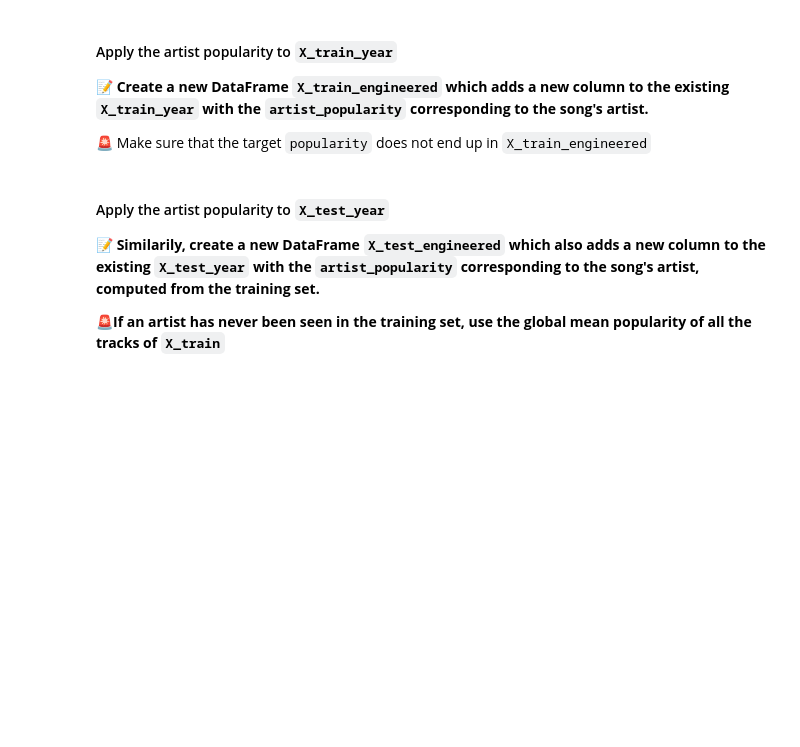
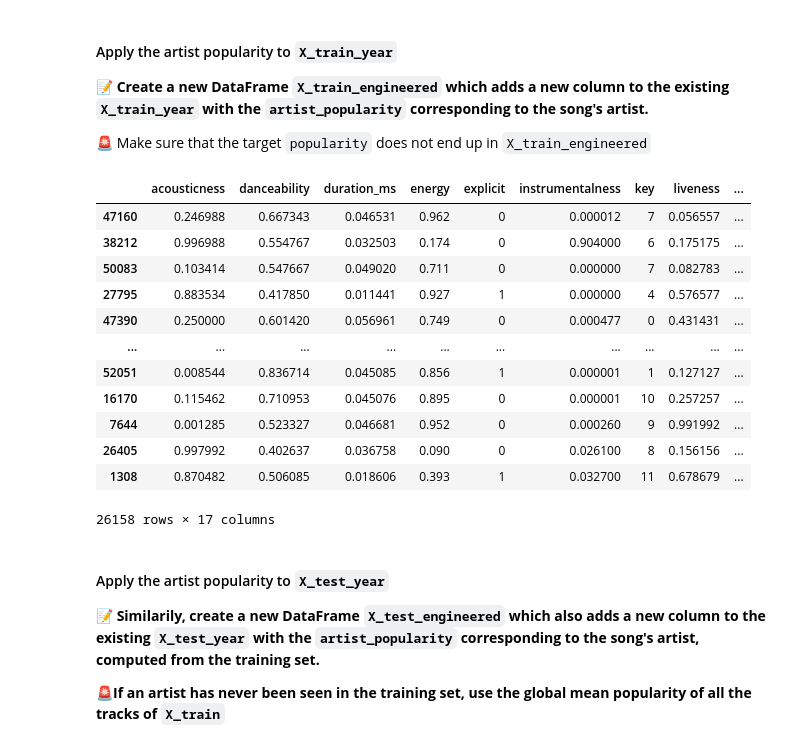
Before and after one commit to Guillaume-GL/data-certification-exam, a Jupyter notebook: machine_learning/spotify_popularity_predictor.ipynb, the cells around one changed output. Drawn from its saved outputs; the diff is of its cells as text; code cells hidden in the pictures; blank space fills up the shorter version.

```diff
--- a/machine_learning/spotify_popularity_predictor.ipynb
+++ b/machine_learning/spotify_popularity_predictor.ipynb
@@ -228,3 +250,11 @@ X_train, X_test, y_train, y_test
 ### year
 
 **📝 Create `X_train_year` and `X_test_year` by adding the new column `year` containing the release year of the track as integer**
+# %%
+X_train_year = X_train
+X_train_year['year'] = pd.to_datetime(X_train_year['release_date']).dt.year
+
+X_test_year = X_test
+X_test_year['year'] = pd.to_datetime(X_test_year['release_date']).dt.year
+
+X_train_year, X_test_year
@@ -239,0 +315,3 @@ We could instead create an `artist_popularity` feature containing the mean popul
+# %%
+artist_popularity = df_train[['artist', 'popularity']].groupby(by='artist').mean()
+df_train[['artist', 'popularity']]
@@ -243,6 +335,23 @@ We could instead create an `artist_popularity` feature containing the mean popul
 **📝 Create a new DataFrame `X_train_engineered` which adds a new column to the existing `X_train_year` with the `artist_popularity` corresponding to the song's artist.**
 
 🚨 Make sure that the target `popularity` does not end up in `X_train_engineered`
+# %%
+X_train_engineered = X_train_year.join(artist_popularity, on='artist').rename(columns={'popularity':'artist_popularity'})
+X_train_engineered
+# %% [output]
+|  | acousticness | danceability | duration_ms | energy | explicit | instrumentalness | key | liveness | ... |
+| 47160 | 0.246988 | 0.667343 | 0.046531 | 0.962 | 0 | 0.000012 | 7 | 0.056557 | ... |
+| 38212 | 0.996988 | 0.554767 | 0.032503 | 0.174 | 0 | 0.904000 | 6 | 0.175175 | ... |
+| 50083 | 0.103414 | 0.547667 | 0.049020 | 0.711 | 0 | 0.000000 | 7 | 0.082783 | ... |
+| 27795 | 0.883534 | 0.417850 | 0.011441 | 0.927 | 1 | 0.000000 | 4 | 0.576577 | ... |
+| 47390 | 0.250000 | 0.601420 | 0.056961 | 0.749 | 0 | 0.000477 | 0 | 0.431431 | ... |
+| ... | ... | ... | ... | ... | ... | ... | ... | ... | ... |
+| 52051 | 0.008544 | 0.836714 | 0.045085 | 0.856 | 1 | 0.000001 | 1 | 0.127127 | ... |
+| 16170 | 0.115462 | 0.710953 | 0.045076 | 0.895 | 0 | 0.000001 | 10 | 0.257257 | ... |
+| 7644 | 0.001285 | 0.523327 | 0.046681 | 0.952 | 0 | 0.000260 | 9 | 0.991992 | ... |
+| 26405 | 0.997992 | 0.402637 | 0.036758 | 0.090 | 0 | 0.026100 | 8 | 0.156156 | ... |
+| 1308 | 0.870482 | 0.506085 | 0.018606 | 0.393 | 1 | 0.032700 | 11 | 0.678679 | ... |
+26158 rows × 17 columns
 # %% [markdown]
 #### Apply the artist popularity to `X_test_year`
 
```
Also changed, not shown: parts of 22 cells of this notebook, 4 other files.
